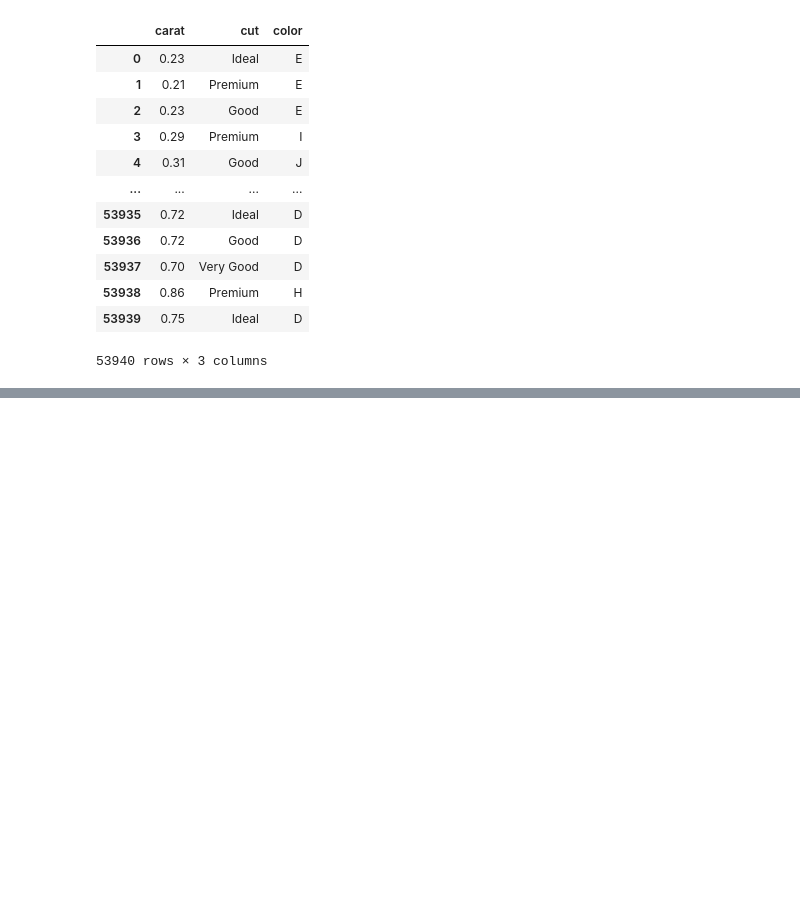
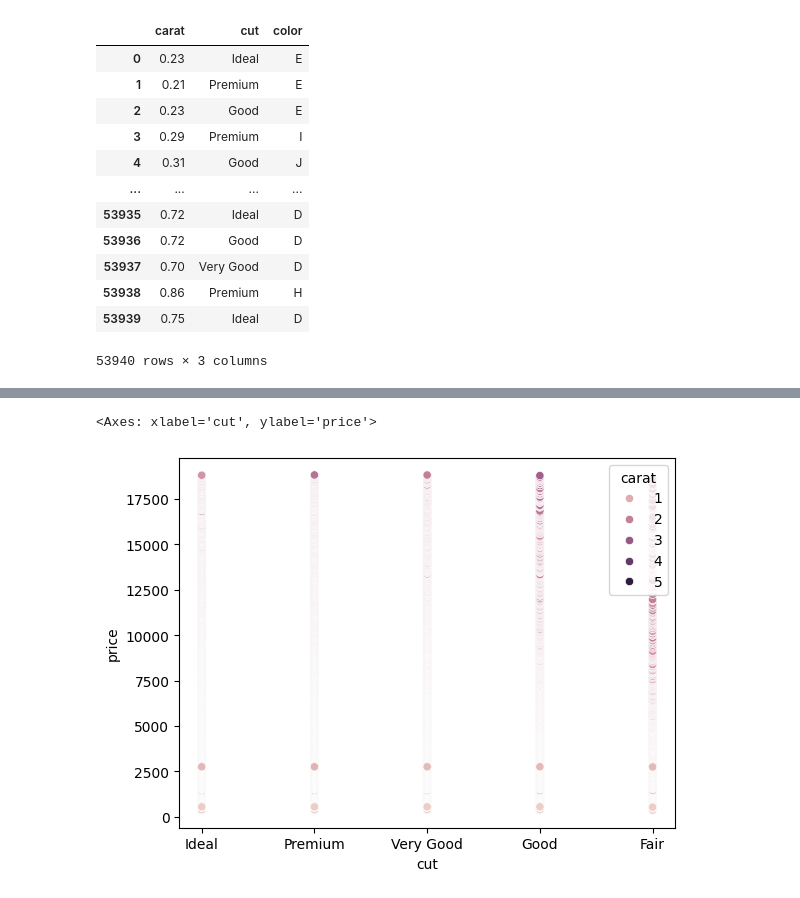
Before and after one commit to Samarthsri1608/Machine_Learning, a Jupyter notebook: seaborn.ipynb, the cells around one changed output, grey strips where cells are left out. Saved outputs shown, nothing was run; the diff lists cells and outputs as text; code cells hidden in the pictures; blank space fills up the shorter version.

```diff
--- a/seaborn.ipynb
+++ b/seaborn.ipynb
@@ -96 +96,6 @@ diamonds.loc[diamonds['carat'].idxmax()]
 dtype: object
+# %%
+sns.scatterplot(x='cut',y='price', data=diamonds, hue='carat')
+# %% [output]
+<Axes: xlabel='cut', ylabel='price'>
+[figure, added]
```
Also changed, not shown: parts of 18 cells of this notebook.
